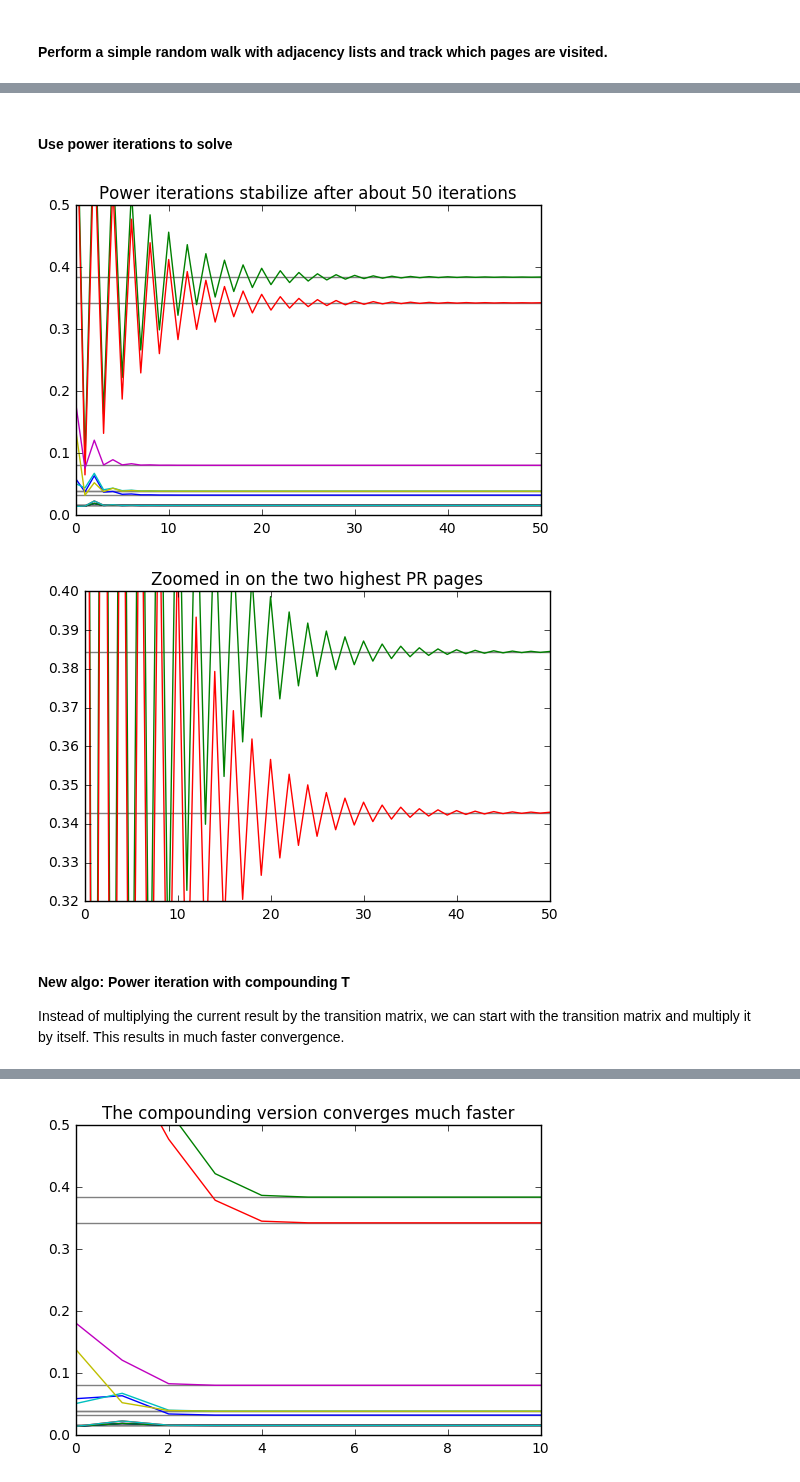
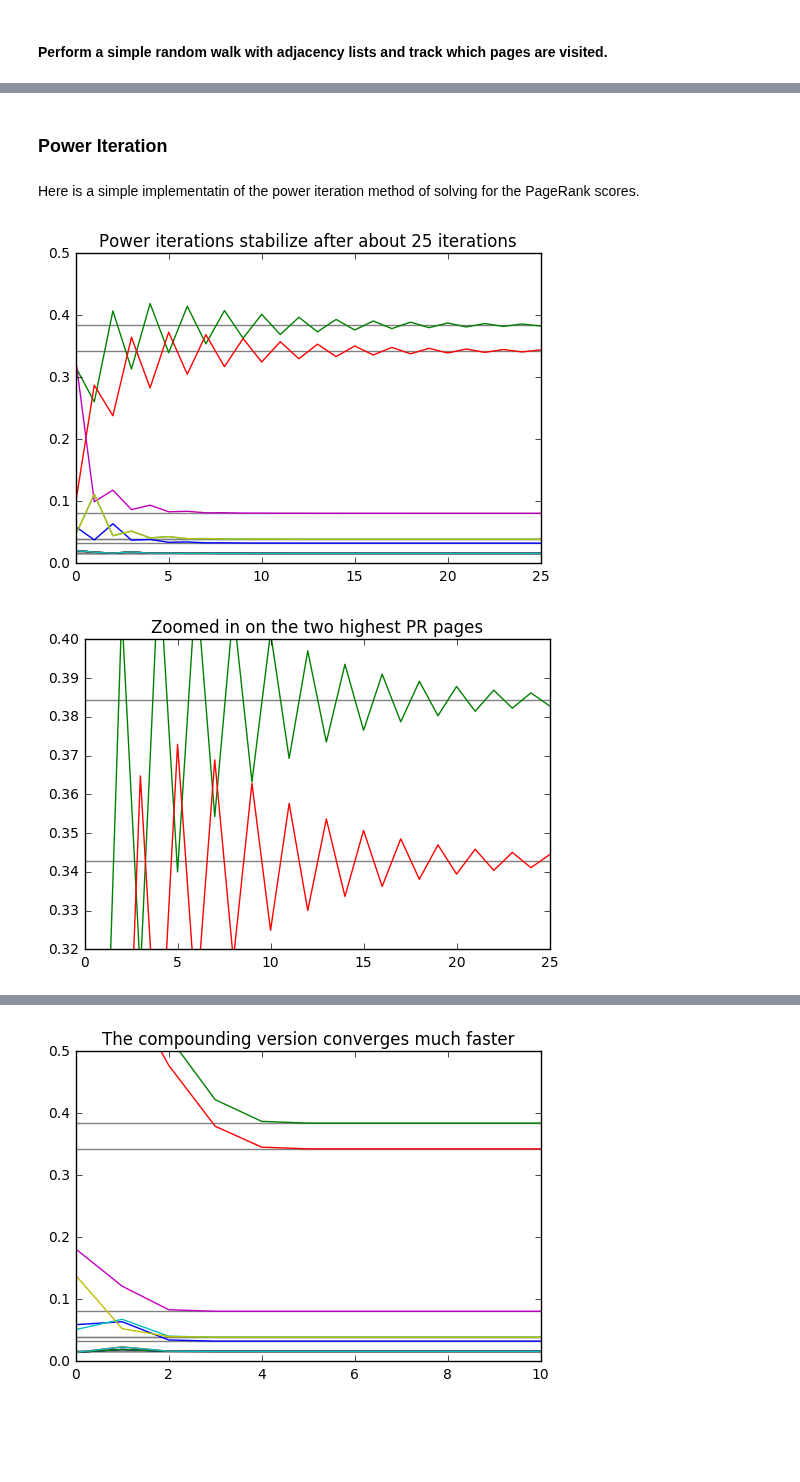
Before and after one commit to DongL/w261, a Jupyter notebook: week9/MIDS-W261-HW-09-Sanchez.ipynb, the cells around one changed output, grey strips where cells are left out. Cells and saved outputs as stored; diff of their text form; code cells hidden in the pictures; blank space fills up the shorter version.

```diff
--- a/week9/MIDS-W261-HW-09-Sanchez.ipynb
+++ b/week9/MIDS-W261-HW-09-Sanchez.ipynb
@@ -161,6 +163,7 @@ true_values = [ 0.03278149,  0.38440095,  0.34291029,  0.03908709,  0.08088569,
 # %% [markdown]
 #### Perform a simple random walk with adjacency lists and track which pages are visited.
 # %%
+%%time
 pages = {"B":["C"],
          "C":["B"],
          "D":["A","B"],
@@ -173,10 +176,10 @@ pages = {"B":["C"],
          "K":["E"]}
 
 teleport = .15
-iterations = 20001
+iterations = 40001
 all_nodes = ["A", "B", "C", "D", "E", "F", "G", "H", "I", "J", "K"]
 
-iterations_to_plot = 200
+iterations_to_plot = 250
 page_visits = defaultdict(int)
 default_val = 1.0/len(all_nodes)
 current_page = pages.keys()[0]
@@ -195,7 +198,9 @@ for i in xrange(iterations):
         dict_to_save["index"] = i
         all_page_visits.append(dict_to_save)
 
-print(dict(page_visits))
+print("Page visit counts: ")
+pprint(dict(page_visits))
+print()
 
 total = 0.0
 for page, counts in page_visits.items():
@@ -204,6 +209,7 @@ for page, counts in page_visits.items():
 for page, counts in page_visits.items():
     print("PageRank for page %s: %f" % (page, counts/total))
 
+print("\n", "Time taken:", sep="")
 data = pd.DataFrame(all_page_visits[1:])
 data.index = data.pop("index")
 normalized_data = data.div(data.sum(axis=1), axis=0)
@@ -228,7 +239,9 @@ PageRank for page J: 0.017699
-# %% [markdown]
-#### Use power iterations to solve
+# %% [markdown]
+### Power Iteration
+# %% [markdown]
+Here is a simple implementatin of the power iteration method of solving for the PageRank scores.
 # %%
-iterations = 51
+iterations = 26
 d = .85
 
 thd = 1/3.0
@@ -237,38 +250,35 @@ T = np.array( [[ fll,  fll,  fll,  fll,  fll,  fll,  fll,  fll,  fll,  fll,  fll
                [ 0. ,  0. ,  1. ,  0. ,  0. ,  0. ,  0. ,  0. ,  0. ,  0. ,  0. ],
                [ 0. ,  1. ,  0. ,  0. ,  0. ,  0. ,  0. ,  0. ,  0. ,  0. ,  0. ],
                [ 0.5,  0.5,  0. ,  0. ,  0. ,  0. ,  0. ,  0. ,  0. ,  0. ,  0. ],
                [ 0. ,  thd,  0. ,  thd,  0. ,  thd,  0. ,  0. ,  0. ,  0. ,  0. ],
                [ 0. ,  0.5,  0. ,  0. ,  0.5,  0. ,  0. ,  0. ,  0. ,  0. ,  0. ],
                [ 0. ,  0.5,  0. ,  0. ,  0.5,  0. ,  0. ,  0. ,  0. ,  0. ,  0. ],
                [ 0. ,  0.5,  0. ,  0. ,  0.5,  0. ,  0. ,  0. ,  0. ,  0. ,  0. ],
                [ 0. ,  0.5,  0. ,  0. ,  0.5,  0. ,  0. ,  0. ,  0. ,  0. ,  0. ],
                [ 0. ,  0. ,  0. ,  0. ,  1. ,  0. ,  0. ,  0. ,  0. ,  0. ,  0. ],
                [ 0. ,  0. ,  0. ,  0. ,  1. ,  0. ,  0. ,  0. ,  0. ,  0. ,  0. ]])
 
 teleport = np.ones(T.shape)/T.shape[0]
 T = d*T + (1-d)*teleport
 
-stable = T
+stable = np.ones(T.shape[0])/T.shape[0]
 
 all_stables = []
 
 for i in xrange(iterations):
     stable = stable.dot(T)
-    all_stables.append(stable.diagonal())
+    all_stables.append(stable)
 
 plt.plot(all_stables)
 plt.hlines(true_values,0,iterations-1, colors="grey")
-plt.title("Power iterations stabilize after about 50 iterations")
+plt.title("Power iterations stabilize after about 25 iterations")
 plt.ylim(0,.5)
 plt.show()
 
 plt.plot(all_stables)
 plt.hlines(true_values,0,iterations-1, colors="grey")
 plt.title("Zoomed in on the two highest PR pages")
 plt.ylim(.32, .4);
 # %% [output]
-[figure, old version]
+[figure, new version]
-[figure, old version]
+[figure, new version]
-# %% [markdown]
-#### New algo: Power iteration with compounding T
-Instead of multiplying the current result by the transition matrix, we can start with the transition matrix and multiply it by itself. This results in much faster convergence.
```
Also changed, not shown: parts of 74 cells of this notebook, 6 other files.
